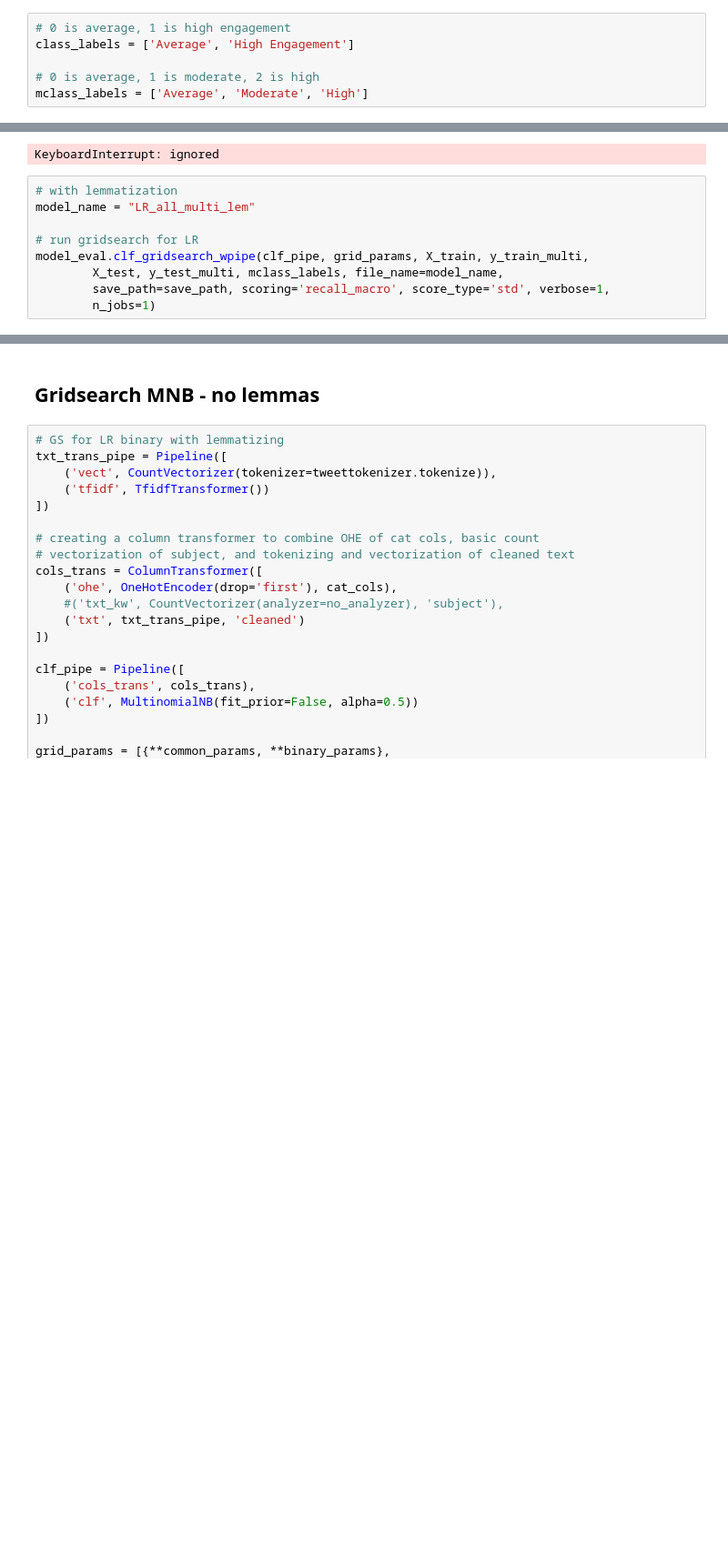
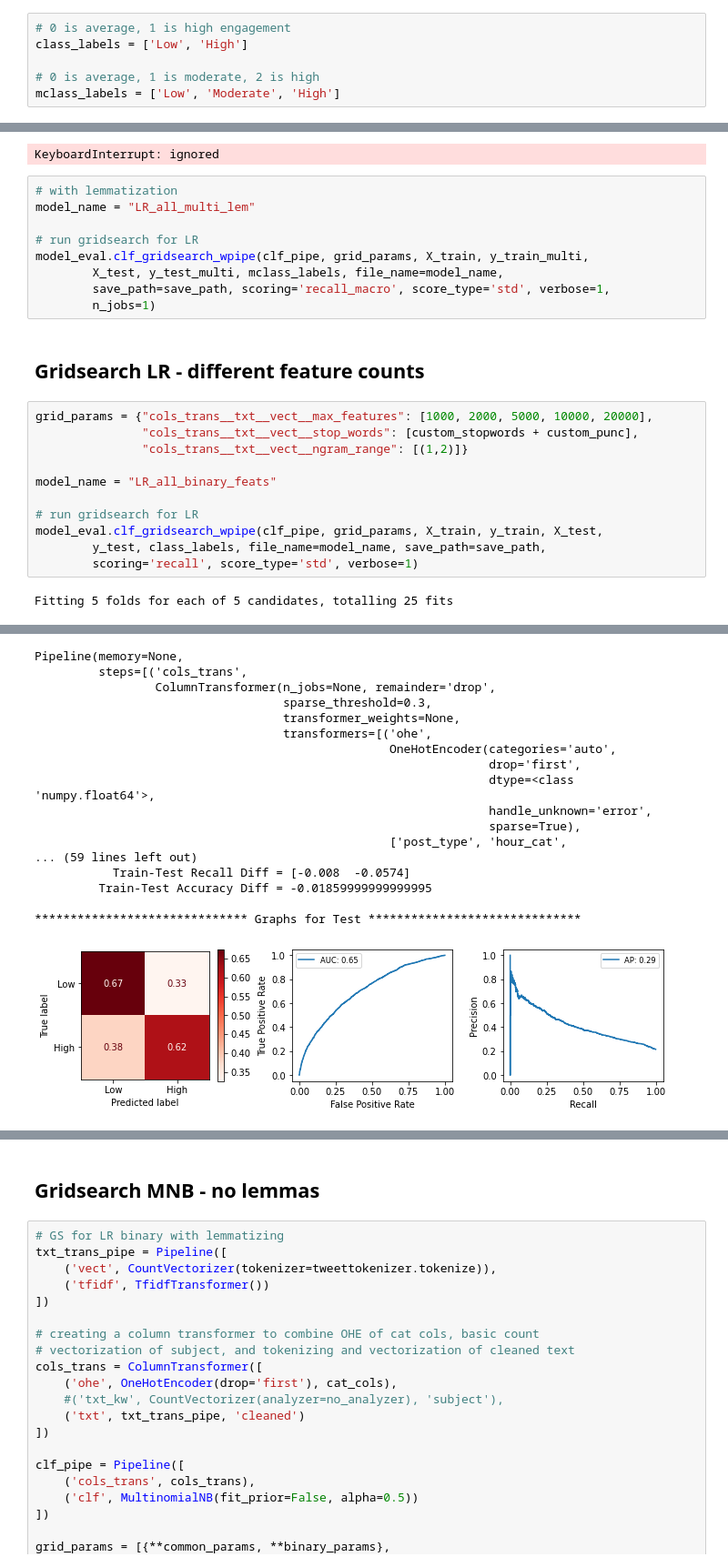
Before and after one commit to jess-miles/nyt-engagement, a Jupyter notebook: models/modeling_nytengagement_colab.ipynb, the cells around one changed output, grey strips where cells are left out. Shown: that part at 91% size. Cells and saved outputs as stored; diff of their text form; blank space fills up the shorter version.

```diff
--- a/models/modeling_nytengagement_colab.ipynb
+++ b/models/modeling_nytengagement_colab.ipynb
@@ -113,10 +113,10 @@ X = df[[text_col] + cat_cols]
 y = df['all_binary']
 # %%
 # 0 is average, 1 is high engagement
-class_labels = ['Average', 'High Engagement']
+class_labels = ['Low', 'High']
 
 # 0 is average, 1 is moderate, 2 is high
-mclass_labels = ['Average', 'Moderate', 'High']
+mclass_labels = ['Low', 'Moderate', 'High']
 # %%
 # train test split
 X_train, X_test, y_train, y_test = train_test_split(X, y, test_size=0.2,
@@ -306,3 +309,18 @@ model_eval.clf_gridsearch_wpipe(clf_pipe, grid_params, X_train, y_train_multi,
         X_test, y_test_multi, mclass_labels, file_name=model_name,
         save_path=save_path, scoring='recall_macro', score_type='std', verbose=1,
         n_jobs=1)
+# %% [markdown]
+## Gridsearch LR - different feature counts
+# %%
+grid_params = {"cols_trans__txt__vect__max_features": [1000, 2000, 5000, 10000, 20000],
+               "cols_trans__txt__vect__stop_words": [custom_stopwords + custom_punc],
+               "cols_trans__txt__vect__ngram_range": [(1,2)]}
+
+model_name = "LR_all_binary_feats"
+
+# run gridsearch for LR
+model_eval.clf_gridsearch_wpipe(clf_pipe, grid_params, X_train, y_train, X_test,
+        y_test, class_labels, file_name=model_name, save_path=save_path,
+        scoring='recall', score_type='std', verbose=1)
+# %% [output]
+Fitting 5 folds for each of 5 candidates, totalling 25 fits
@@ -308,0 +329,18 @@ model_eval.clf_gridsearch_wpipe(clf_pipe, grid_params, X_train, y_train_multi,
+Pipeline(memory=None,
+         steps=[('cols_trans',
+                 ColumnTransformer(n_jobs=None, remainder='drop',
+                                   sparse_threshold=0.3,
+                                   transformer_weights=None,
+                                   transformers=[('ohe',
+                                                  OneHotEncoder(categories='auto',
+                                                                drop='first',
+                                                                dtype=<class 'numpy.float64'>,
+                                                                handle_unknown='error',
+                                                                sparse=True),
+                                                  ['post_type', 'hour_cat',
+... (59 lines left out)
+           Train-Test Recall Diff = [-0.008  -0.0574]
+         Train-Test Accuracy Diff = -0.01859999999999995
+
+****************************** Graphs for Test ******************************
+[figure, added]
```
Also changed, not shown: parts of 21 cells of this notebook, 1 other file.
